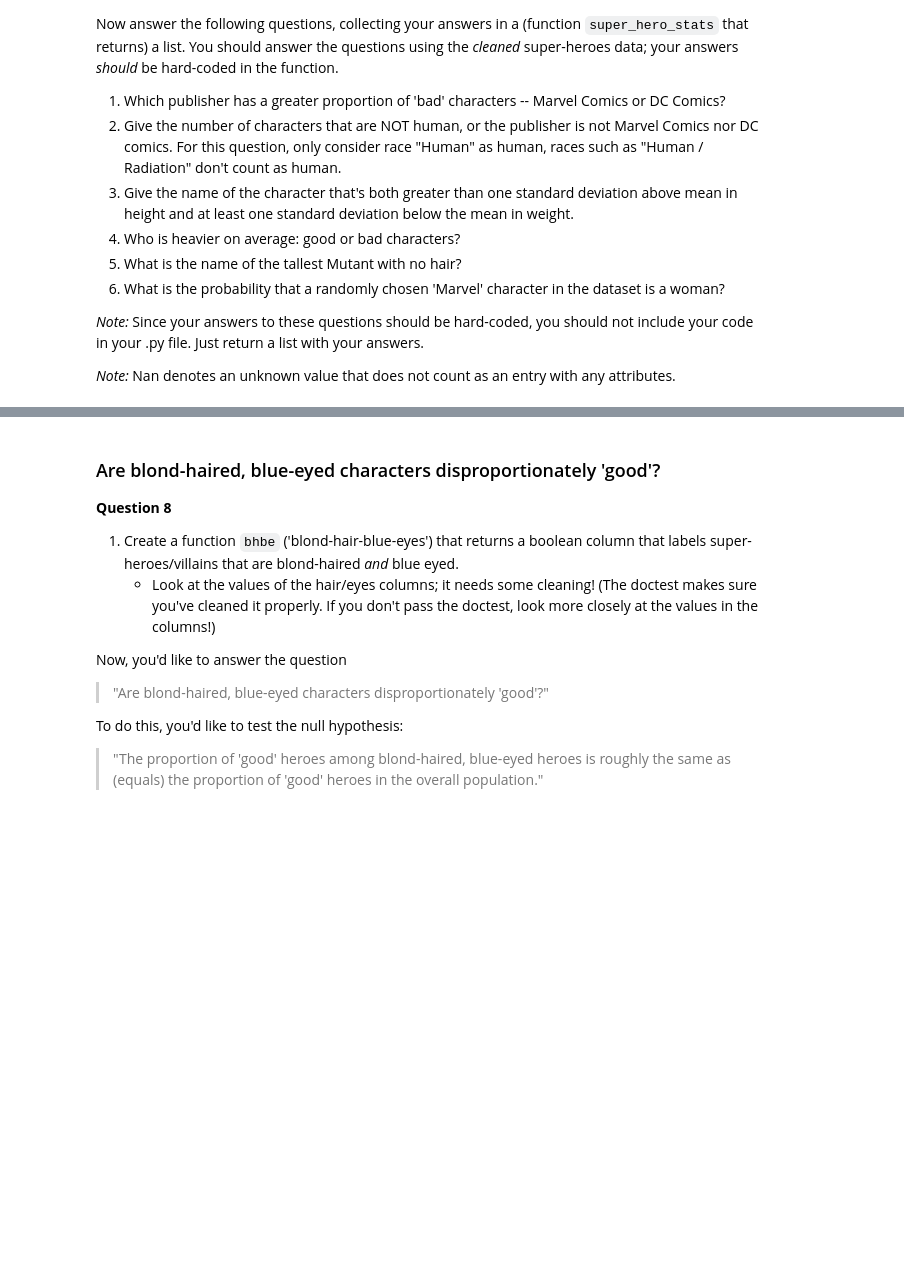
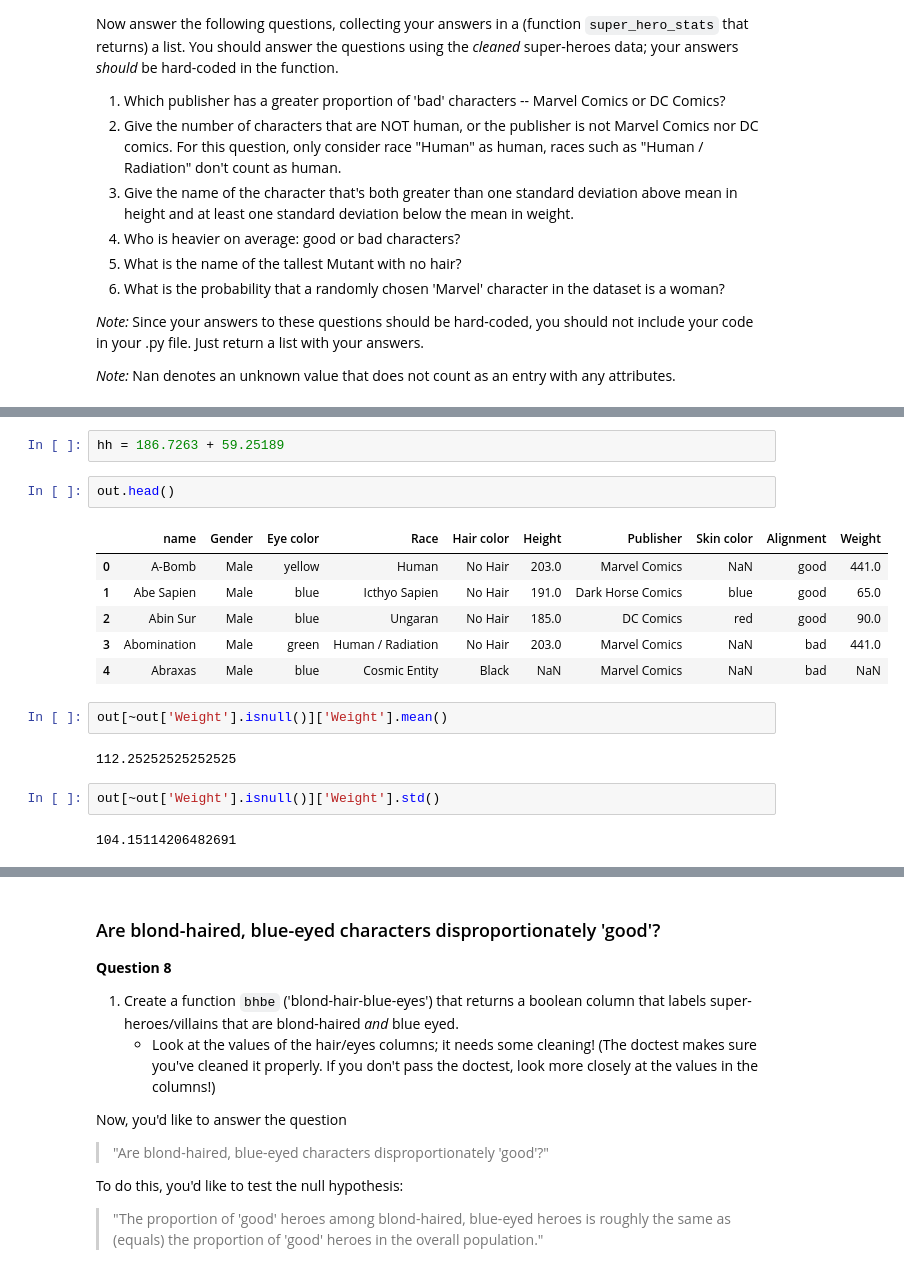
Before and after one commit to ucsd-ets/dsc80-fa20, a Jupyter notebook: labs/lab02/lab02.ipynb, the cells around one changed output, grey strips where cells are left out. Drawn from its saved outputs; the diff is of its cells as text; blank space fills up the shorter version.

```diff
--- a/labs/lab02/lab02.ipynb
+++ b/labs/lab02/lab02.ipynb
@@ -283,0 +543,19 @@ heroes = pd.read_csv(superheroes_fp, index_col=0)
+# %%
+hh = 186.7263 + 59.25189
+# %%
+out.head()
+# %% [output]
+|  | name | Gender | Eye color | Race | Hair color | Height | Publisher | Skin color | Alignment | Weight |
+| 0 | A-Bomb | Male | yellow | Human | No Hair | 203.0 | Marvel Comics | NaN | good | 441.0 |
+| 1 | Abe Sapien | Male | blue | Icthyo Sapien | No Hair | 191.0 | Dark Horse Comics | blue | good | 65.0 |
+| 2 | Abin Sur | Male | blue | Ungaran | No Hair | 185.0 | DC Comics | red | good | 90.0 |
+| 3 | Abomination | Male | green | Human / Radiation | No Hair | 203.0 | Marvel Comics | NaN | bad | 441.0 |
+| 4 | Abraxas | Male | blue | Cosmic Entity | Black | NaN | Marvel Comics | NaN | bad | NaN |
+# %%
+out[~out['Weight'].isnull()]['Weight'].mean()
+# %% [output]
+112.25252525252525
+# %%
+out[~out['Weight'].isnull()]['Weight'].std()
+# %% [output]
+104.15114206482691
```
Also changed, not shown: parts of 43 cells of this notebook, 5 other files.
